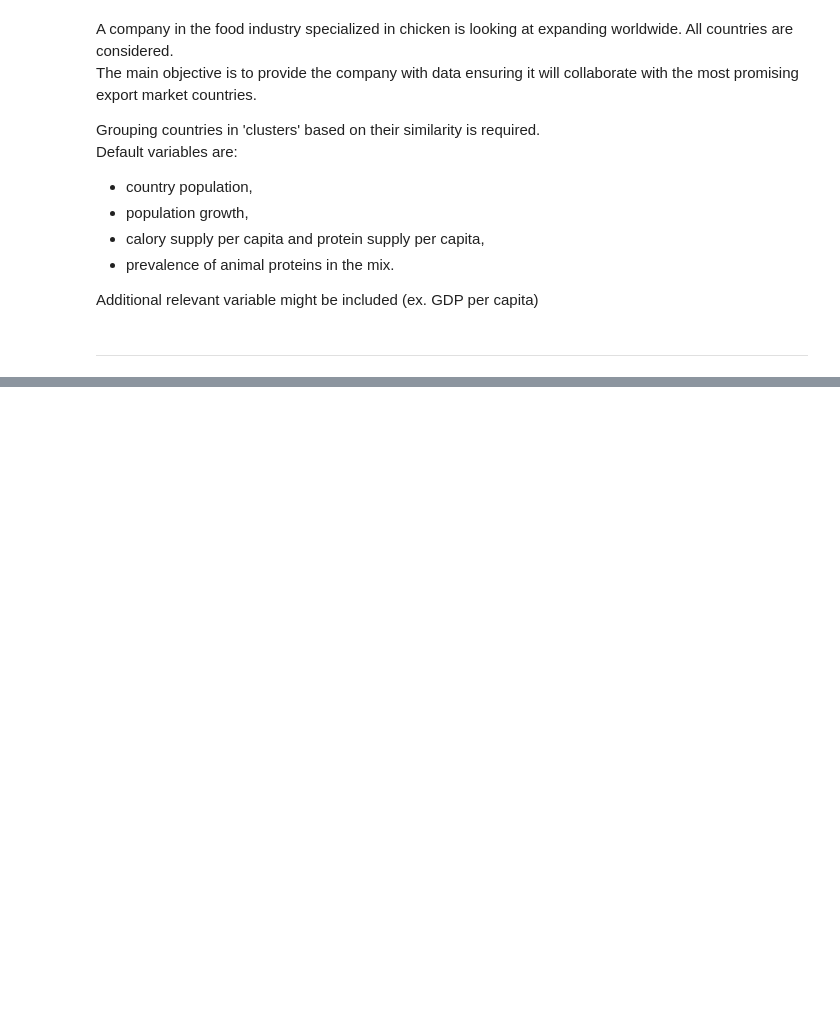
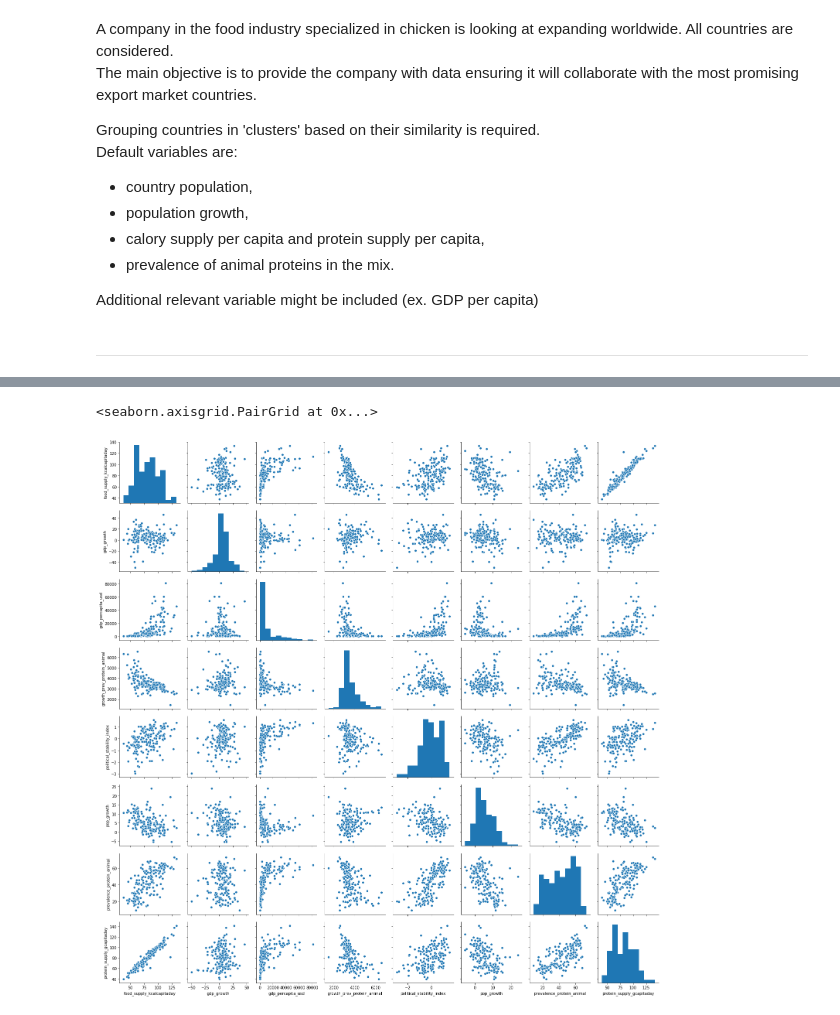
Before and after one commit to Michael-Orange/MarketStudy_ChickenExports_OC, a Jupyter notebook: P5_analysis.ipynb, the cells around one changed output, grey strips where cells are left out. Cells and saved outputs as stored; diff of their text form; code cells hidden in the pictures; blank space fills up the shorter version.

```diff
--- a/P5_analysis.ipynb
+++ b/P5_analysis.ipynb
@@ -56,0 +79,4 @@ data_country
+# %%
+#sub dataframe of data_pca with data NOT related to poultry/chicken
+sub_data_pca_not_poultry = pd.read_csv("data/output/data_pca_not_poultry.csv")
+sub_data_pca_not_poultry.set_index(['country'], inplace=True)
@@ -56,0 +97,5 @@ data_country
+# %%
+sns.pairplot(sub_data_pca_not_poultry)
+# %% [output]
+<seaborn.axisgrid.PairGrid at 0x...>
+[figure, added]
```
Also changed, not shown: parts of 67 cells of this notebook.
